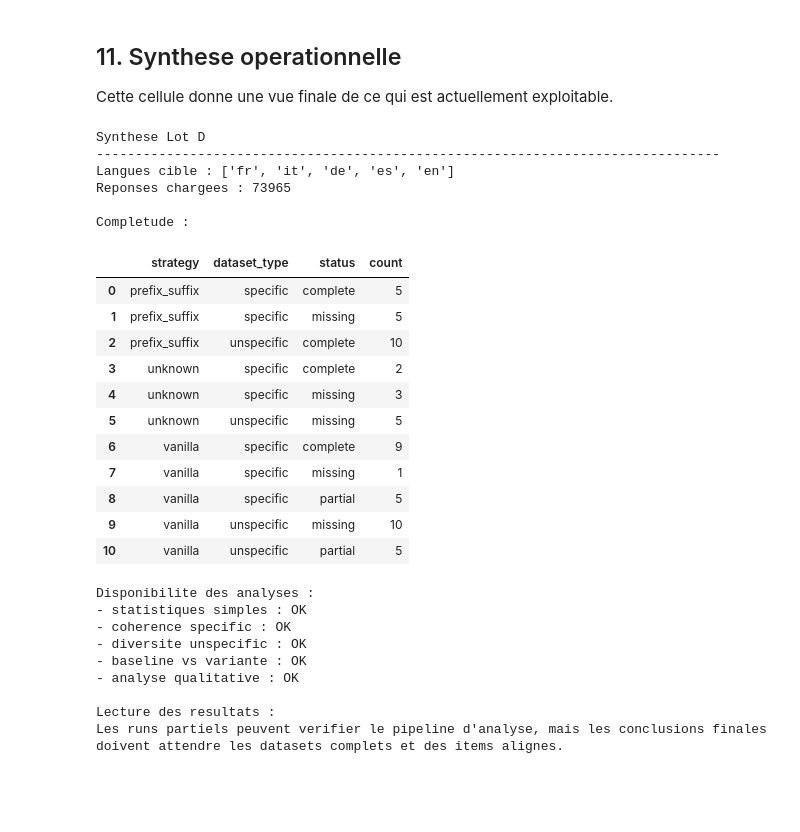
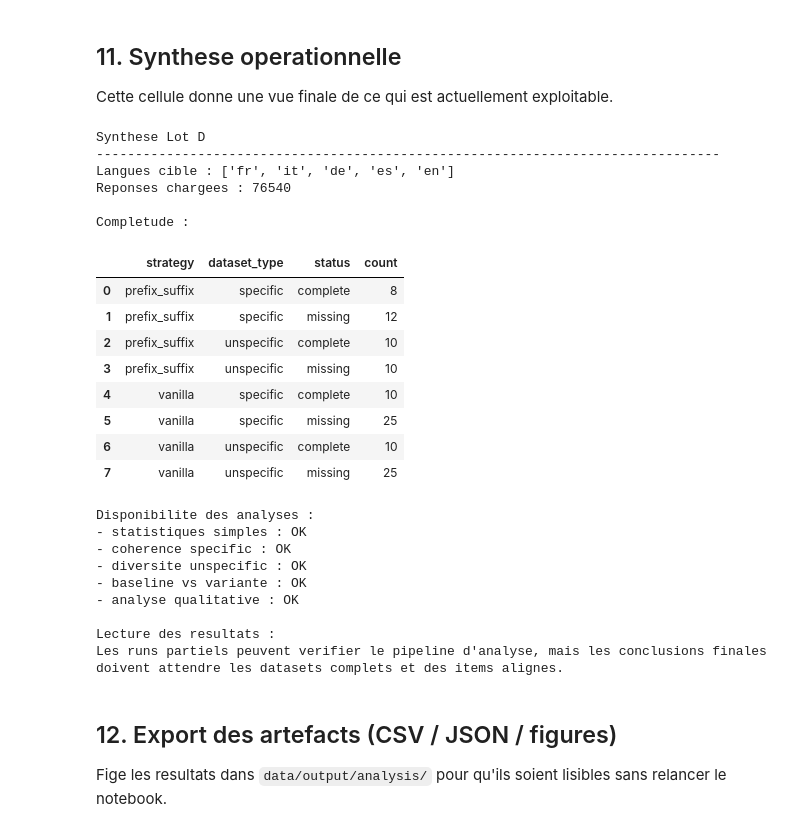
Before and after one commit to BaudrandPaulAlexandre/App-multi-LLM, a Jupyter notebook: notebooks/analyse_lot_d_final.ipynb, the cells around one changed output. Drawn from its saved outputs; the diff is of its cells as text; code cells hidden in the pictures; blank space fills up the shorter version.

```diff
--- a/notebooks/analyse_lot_d_final.ipynb
+++ b/notebooks/analyse_lot_d_final.ipynb
@@ -639,22 +710,31 @@ Reponses avec embeddings : 73965
 - `specific` : on attend une forte coherence entre langues pour la meme question et le meme contexte culturel.
 - `unspecific` : on attend davantage de diversite entre langues pour la meme question.
 # %%
+SPECIFIC_GROUP_COLS = ["provider", "model", "strategy", "question_id", "culture_id"]
+UNSPECIFIC_GROUP_COLS = ["provider", "model", "strategy", "question_id"]
+
+
 def compute_specific_coherence(df):
     specific = df[df["dataset_type"].eq("specific")].copy()
     if specific.empty or "embedding" not in specific.columns:
         return pd.DataFrame()
     rows = []
-    group_cols = ["provider", "model", "strategy", "question_id", "culture_id", "context_country"]
-    for keys, group in specific.groupby(group_cols, dropna=False):
+    for keys, group in specific.groupby(SPECIFIC_GROUP_COLS, dropna=False):
         if group["language"].nunique() < 2:
             continue
+        country = "unknown"
+        if "context_country" in group.columns and not group["context_country"].empty:
+            modes = group["context_country"].mode()
+            if not modes.empty:
+                country = modes.iat[0]
         rows.append({
             "provider": keys[0],
             "model": keys[1],
             "strategy": keys[2],
             "question_id": keys[3],
             "culture_id": keys[4],
-            "context_country": keys[5],
+            # context_country reste informatif mais N'EST PLUS une cle de groupe.
+            "context_country": country,
             "n_languages": group["language"].nunique(),
             "specific_coherence": mean_pairwise_cosine(np.stack(group["embedding"].values)),
         })
@@ -666,8 +746,7 @@ def compute_unspecific_diversity(df):
     if unspecific.empty or "embedding" not in unspecific.columns:
         return pd.DataFrame()
     rows = []
-    group_cols = ["provider", "model", "strategy", "question_id"]
-    for keys, group in unspecific.groupby(group_cols, dropna=False):
+    for keys, group in unspecific.groupby(UNSPECIFIC_GROUP_COLS, dropna=False):
         if group["language"].nunique() < 2:
             continue
         similarity = mean_pairwise_cosine(np.stack(group["embedding"].values))
@@ -689,15 +768,30 @@ unspecific_diversity = compute_unspecific_diversity(df_emb)
 if specific_coherence.empty:
     print("Coherence specific non calculee : embeddings ou langues alignees insuffisants.")
 else:
+    print(f"Cellules specific exploitables (>=2 langues) : {len(specific_coherence)}")
+    print("Repartition du nombre de langues comparees par item :")
+    display(specific_coherence["n_languages"].value_counts().sort_index())
+    print("Coherence moyenne par condition (toutes cellules >=2 langues) :")
     display(specific_coherence.groupby(["provider", "model", "strategy"]).agg(
         n_cases=("question_id", "count"),
         avg_coherence=("specific_coherence", "mean"),
         median_coherence=("specific_coherence", "median"),
     ).round(3).reset_index())
 
+    # ETAPE 3 : sous-ensemble STRICT (toutes les langues cible presentes).
+    full = specific_coherence[specific_coherence["n_languages"].eq(len(TARGET_LANGUAGES))]
+    print(f"\nSous-ensemble STRICT ({len(TARGET_LANGUAGES)} langues) : {len(full)} items")
+    if not full.empty:
+        display(full.groupby(["provider", "model", "strategy"]).agg(
+            n_cases=("question_id", "count"),
+            avg_coherence_full=("specific_coherence", "mean"),
+            median_coherence_full=("specific_coherence", "median"),
+        ).round(3).reset_index())
+
 if unspecific_diversity.empty:
     print("Diversite unspecific non calculee : embeddings ou langues alignees insuffisants.")
 else:
+    print(f"Questions unspecific exploitables : {len(unspecific_diversity)}")
     display(unspecific_diversity.groupby(["provider", "model", "strategy"]).agg(
         n_questions=("question_id", "count"),
         avg_diversity=("unspecific_diversity", "mean"),
@@ -996,45 +1117,42 @@ Cette cellule donne une vue finale de ce qui est actuellement exploitable.
 # %%
 def print_operational_summary():
     print("Synthese Lot D")
     print("-" * 80)
     print(f"Langues cible : {TARGET_LANGUAGES}")
     print(f"Reponses chargees : {len(df_all)}")
 
-    if not coverage.empty:
+    if not run_catalog.empty:
         print("\nCompletude :")
-        display(coverage.groupby(["strategy", "dataset_type", "status"]).size().reset_index(name="count"))
+        display(run_catalog.groupby(["strategy", "dataset_type", "status"]).size().reset_index(name="count"))
 
     print("\nDisponibilite des analyses :")
     print("- statistiques simples :", "OK" if not run_summary.empty else "NON")
     print("- coherence specific :", "OK" if not specific_coherence.empty else "EN ATTENTE")
     print("- diversite unspecific :", "OK" if not unspecific_diversity.empty else "EN ATTENTE")
     print("- baseline vs variante :", "OK" if "baseline_variant_comparison" in globals() else "EN ATTENTE")
     print("- analyse qualitative :", "OK" if not df_analysis.empty else "NON")
 
     print("\nLecture des resultats :")
     print("Les runs partiels peuvent verifier le pipeline d'analyse, mais les conclusions finales doivent attendre les datasets complets et des items alignes.")
 
 
 print_operational_summary()
 # %% [output]
 Synthese Lot D
 --------------------------------------------------------------------------------
 Langues cible : ['fr', 'it', 'de', 'es', 'en']
-Reponses chargees : 73965
+Reponses chargees : 76540
 
 Completude :
 |  | strategy | dataset_type | status | count |
-| 0 | prefix_suffix | specific | complete | 5 |
-| 1 | prefix_suffix | specific | missing | 5 |
+| 0 | prefix_suffix | specific | complete | 8 |
+| 1 | prefix_suffix | specific | missing | 12 |
 | 2 | prefix_suffix | unspecific | complete | 10 |
-| 3 | unknown | specific | complete | 2 |
-| 4 | unknown | specific | missing | 3 |
-| 5 | unknown | unspecific | missing | 5 |
-| 6 | vanilla | specific | complete | 9 |
-| 7 | vanilla | specific | missing | 1 |
-| 8 | vanilla | specific | partial | 5 |
-| 9 | vanilla | unspecific | missing | 10 |
-| 10 | vanilla | unspecific | partial | 5 |
+| 3 | prefix_suffix | unspecific | missing | 10 |
+| 4 | vanilla | specific | complete | 10 |
+| 5 | vanilla | specific | missing | 25 |
+| 6 | vanilla | unspecific | complete | 10 |
+| 7 | vanilla | unspecific | missing | 25 |
 Disponibilite des analyses :
 - statistiques simples : OK
 - coherence specific : OK
@@ -1044,3 +1162,7 @@ Disponibilite des analyses :
 
 Lecture des resultats :
 Les runs partiels peuvent verifier le pipeline d'analyse, mais les conclusions finales doivent attendre les datasets complets et des items alignes.
+# %% [markdown]
+## 12. Export des artefacts (CSV / JSON / figures)
+
+Fige les resultats dans `data/output/analysis/` pour qu'ils soient lisibles sans relancer le notebook.
```
Also changed, not shown: parts of 17 cells of this notebook, 47 other files.
